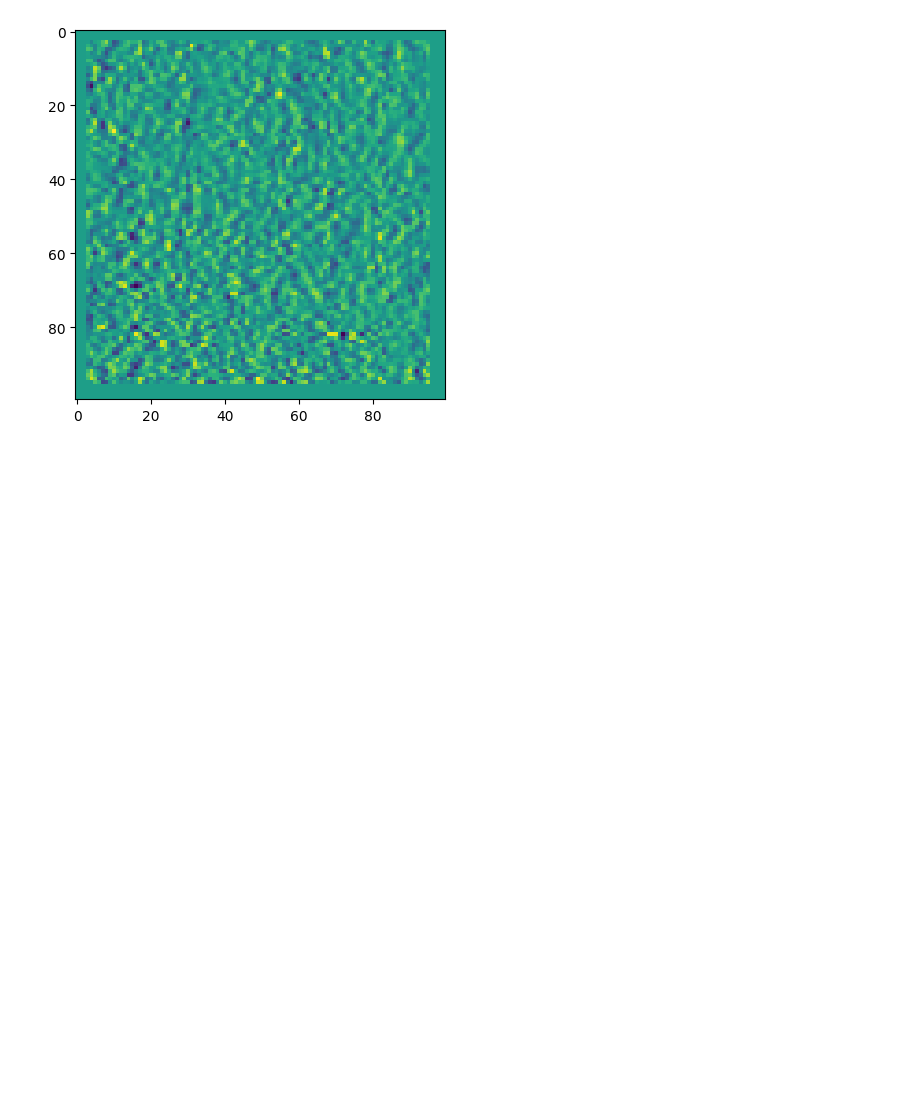
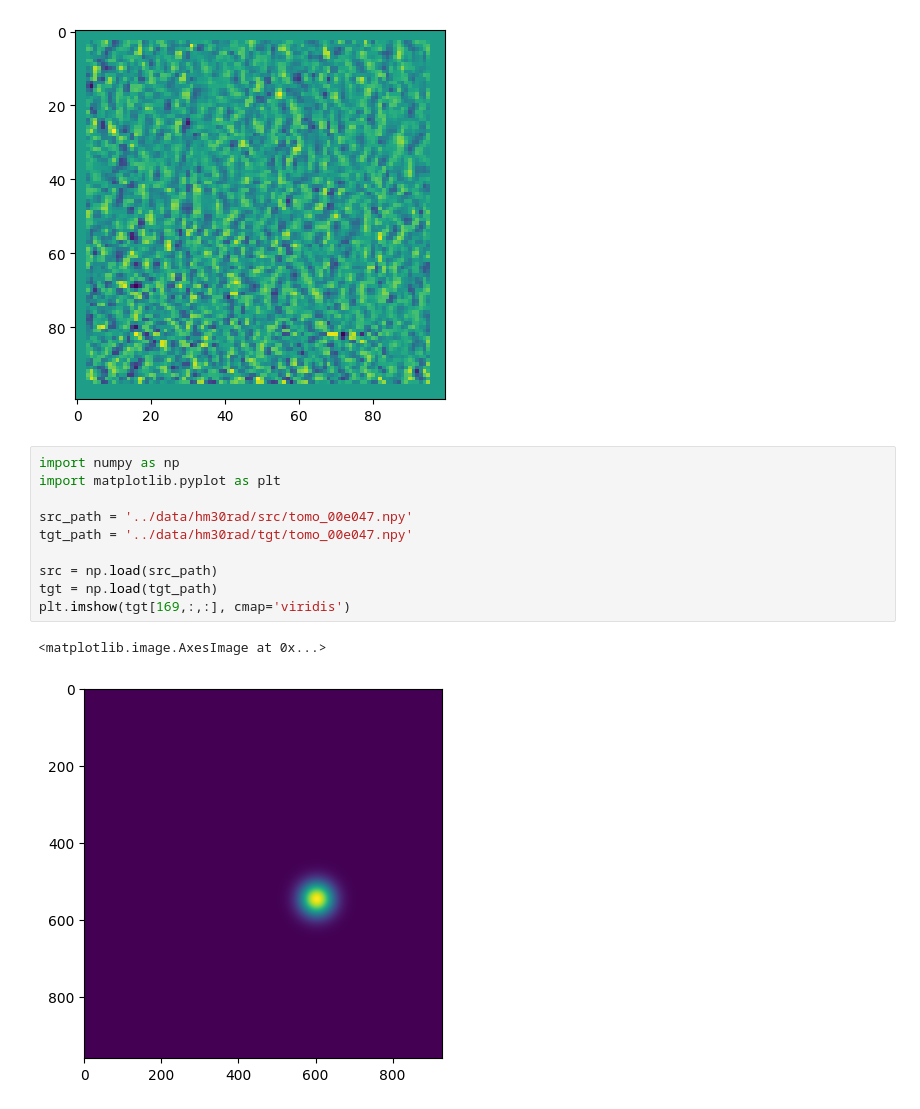
Before and after one commit to hmhornung/BYU-Locating-Bacterial-Flagellar-Motors, a Jupyter notebook: preprocess/dataloader.ipynb, the cells around one changed output. Cells and saved outputs as stored; diff of their text form; blank space fills up the shorter version.

```diff
--- a/preprocess/dataloader.ipynb
+++ b/preprocess/dataloader.ipynb
@@ -128,3 +130,16 @@ result['src'].shape
 # %% [output]
 torch.Size([1, 100, 100, 100])
 [figure]
+# %%
+import numpy as np
+import matplotlib.pyplot as plt
+
+src_path = '../data/hm30rad/src/tomo_00e047.npy'
+tgt_path = '../data/hm30rad/tgt/tomo_00e047.npy'
+
+src = np.load(src_path)
+tgt = np.load(tgt_path)
+plt.imshow(tgt[169,:,:], cmap='viridis')
+# %% [output]
+<matplotlib.image.AxesImage at 0x...>
+[figure, added]
```
Also changed, not shown: parts of 3 cells of this notebook, 2 other files.
